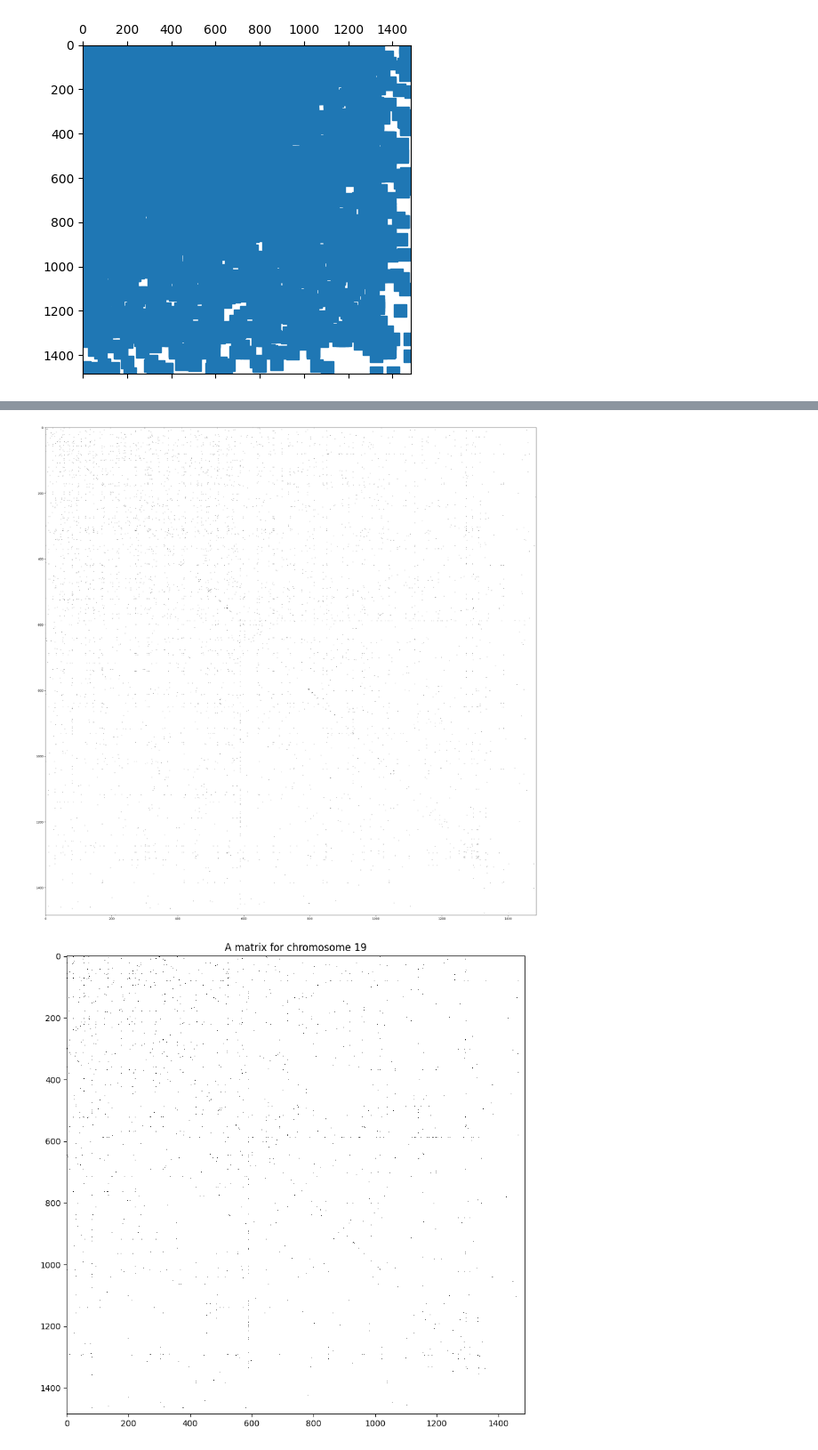
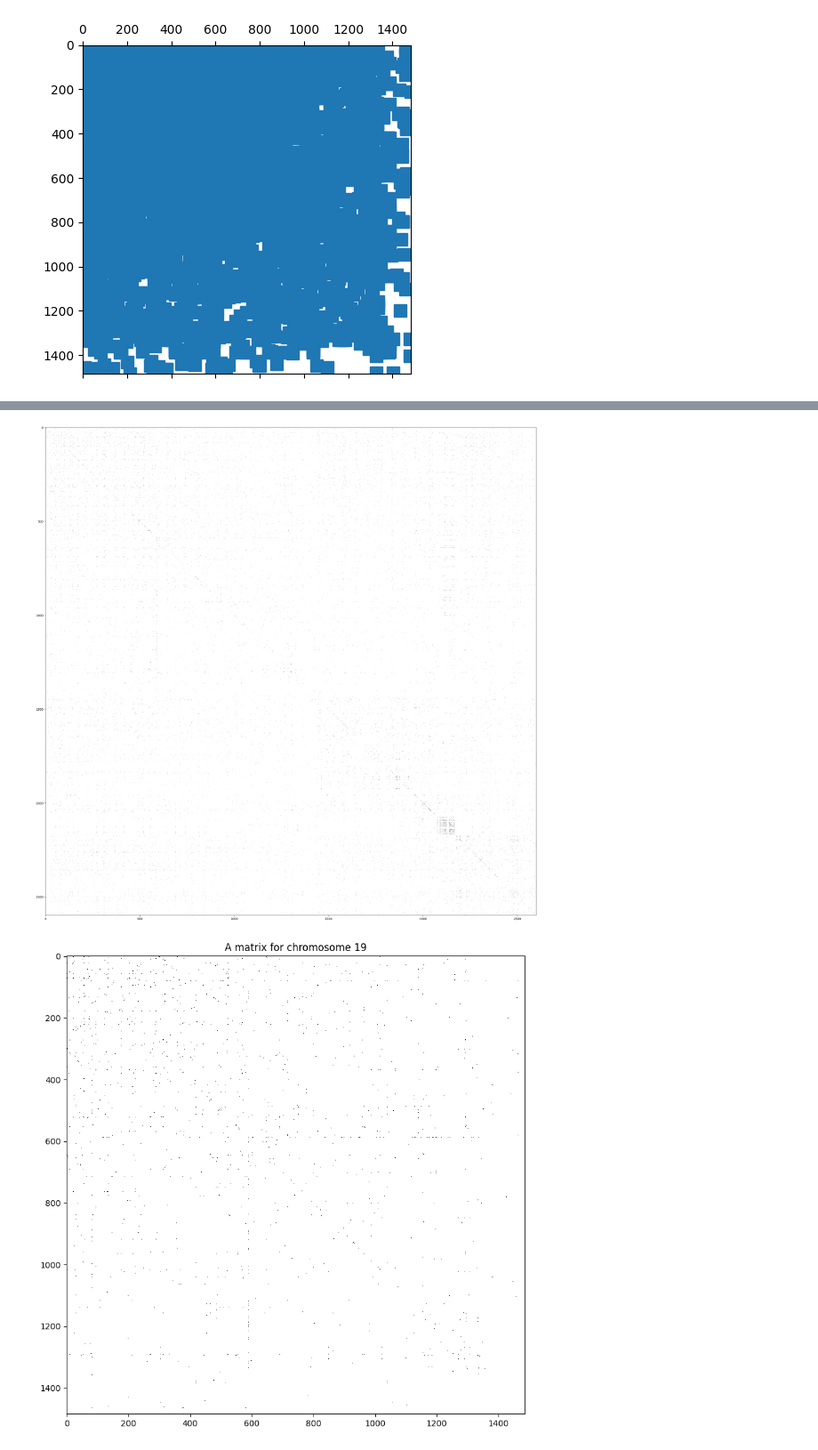
Before and after one commit to imnuvi/HardWiredGenome, a Jupyter notebook: Operations.ipynb, the cells around one changed output, grey strips where cells are left out. Shown at 89% size. Drawn from its saved outputs; the diff is of its cells as text; code cells hidden in the pictures.

Commit message:
ADD: changes for B prime matrix and visualization module

```diff
--- a/Operations.ipynb
+++ b/Operations.ipynb
@@ -109,2 +294,8 @@ filtered_gene_metadata
 # %%
+filtered_gene_metadata = pd.read_csv('/Users/ramprakash/development/lab_projects/Rajapakse_lab/data/HWG/operations/filtered_gene_metadata.csv')
 group_dict = filtered_gene_metadata.groupby('ChromosomescaffoldName')['GeneStableID'].apply(list).to_dict()
+
+sorted_groups = dict(sorted(group_dict.items()))
+flat_col_order = [col for group in sorted_groups.values() for col in group]
+
+len(flat_col_order)
@@ -153,0 +304,16 @@ df_sorted
+# %%
+# df_sorted = A_matrix[flat_col_order, flat_col_order]
+
+df_sorted = A_matrix.loc[flat_col_order, flat_col_order]
+# sorted_groups = sorted([ int(i) for i in group_dict.keys()])
+
+ch19 = df_sorted.loc[sorted_groups[19], sorted_groups[19]]
+ch22 = df_sorted.loc[sorted_groups[22], sorted_groups[22]]
+
+chromosomes = [19, 20, 21, 22]
+keys = []
+for chromosome in chromosomes:
+    keys.extend(sorted_groups[chromosome])
+print(keys)
+
+ch19_22 = df_sorted.loc[keys, keys]
@@ -175,10 +371,12 @@ plt.show()
 # %%
+import matplotlib.pyplot as plt
+
 plt.figure(figsize=(30, 30))
-plt.imshow(ch19.values, cmap='binary', aspect='auto')
+plt.imshow(ch19_22.values, cmap='binary', aspect='auto')
 # plt.colorbar(label='Value')
 plt.show()
 # %% [output]
-[figure, old version]
+[figure, new version]
 # %%
 # masked = np.ma.masked_where(ch19 == 0, ch19)
 
```
Also changed, not shown: parts of 93 cells of this notebook, 29 other files.
